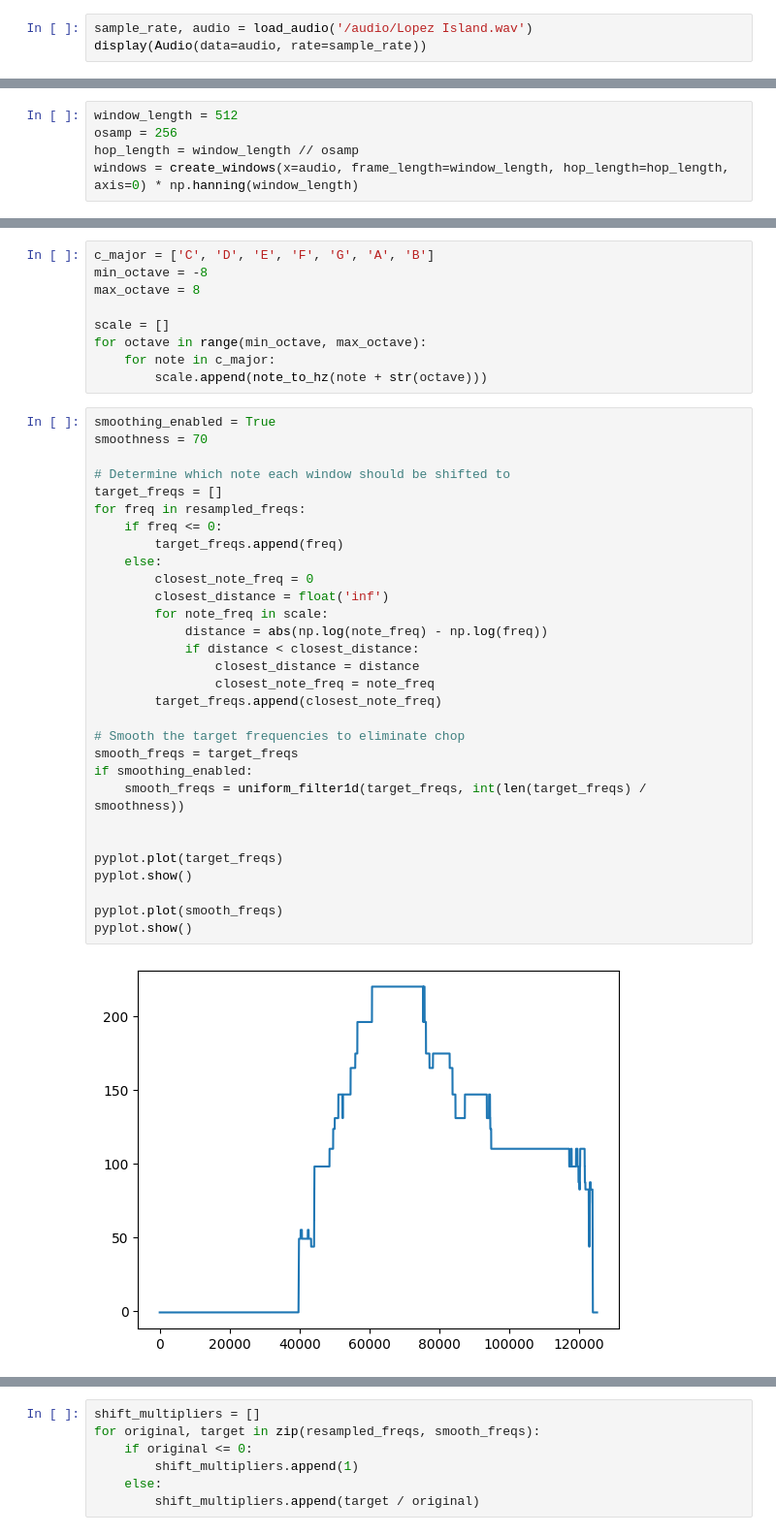
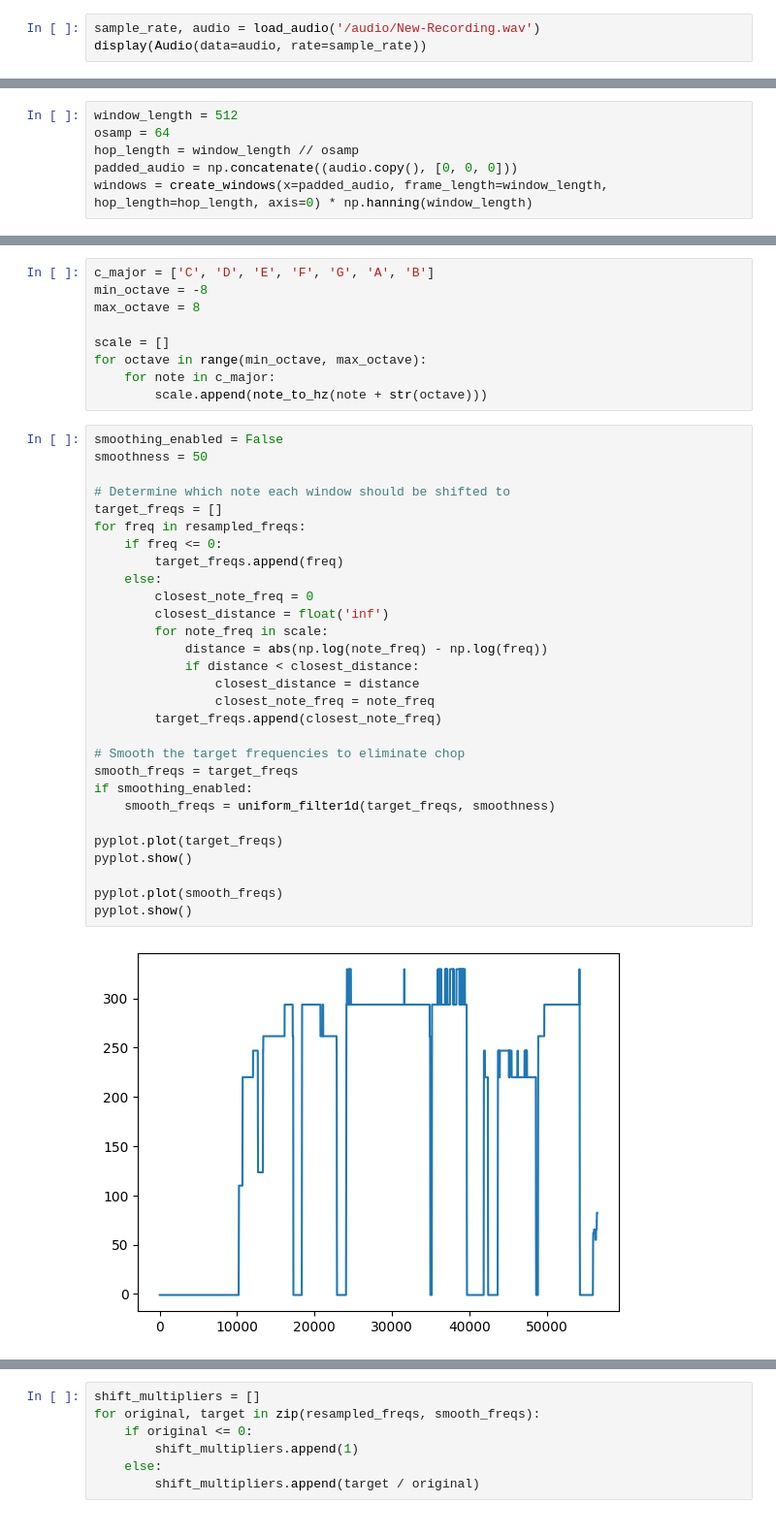
Before and after one commit to alexcrist/autotone, a Jupyter notebook: jupyter/voice.ipynb, the cells around one changed output, grey strips where cells are left out. Shown at 97% size. Cells and saved outputs as stored; diff of their text form.

```diff
--- a/jupyter/voice.ipynb
+++ b/jupyter/voice.ipynb
@@ -9,7 +9,7 @@ from librosa.util import frame as create_windows
 from librosa import note_to_hz
 from scipy.ndimage import uniform_filter1d
 # %%
-sample_rate, audio = load_audio('/audio/Lopez Island.wav')
+sample_rate, audio = load_audio('/audio/New-Recording.wav')
 display(Audio(data=audio, rate=sample_rate))
 # %% [output]
 [interactive output not drawn]
@@ -23,8 +23,9 @@ pyplot.show()
 # %%
 window_length = 512
-osamp = 256
+osamp = 64
 hop_length = window_length // osamp
-windows = create_windows(x=audio, frame_length=window_length, hop_length=hop_length, axis=0) * np.hanning(window_length)
+padded_audio = np.concatenate((audio.copy(), [0, 0, 0]))
+windows = create_windows(x=padded_audio, frame_length=window_length, hop_length=hop_length, axis=0) * np.hanning(window_length)
 # %%
 resampled_freqs = tuner_upsample_linear(freqs, len(windows))
 pyplot.plot(resampled_freqs)
@@ -41,34 +42,33 @@ for octave in range(min_octave, max_octave):
     for note in c_major:
         scale.append(note_to_hz(note + str(octave)))
 # %%
-smoothing_enabled = True
-smoothness = 70
+smoothing_enabled = False
+smoothness = 50
 
 # Determine which note each window should be shifted to
 target_freqs = []
 for freq in resampled_freqs:
     if freq <= 0:
         target_freqs.append(freq)
     else:
         closest_note_freq = 0
         closest_distance = float('inf')
         for note_freq in scale:
             distance = abs(np.log(note_freq) - np.log(freq))
             if distance < closest_distance:
                 closest_distance = distance
                 closest_note_freq = note_freq
         target_freqs.append(closest_note_freq)
 
 # Smooth the target frequencies to eliminate chop
 smooth_freqs = target_freqs
 if smoothing_enabled:
-    smooth_freqs = uniform_filter1d(target_freqs, int(len(target_freqs) / smoothness))
-
+    smooth_freqs = uniform_filter1d(target_freqs, smoothness)
 
 pyplot.plot(target_freqs)
 pyplot.show()
 
 pyplot.plot(smooth_freqs)
 pyplot.show()
 # %% [output]
-[figure, old version]
+[figure, new version]
```
Also changed, not shown: parts of 7 cells of this notebook, 9 other files.
